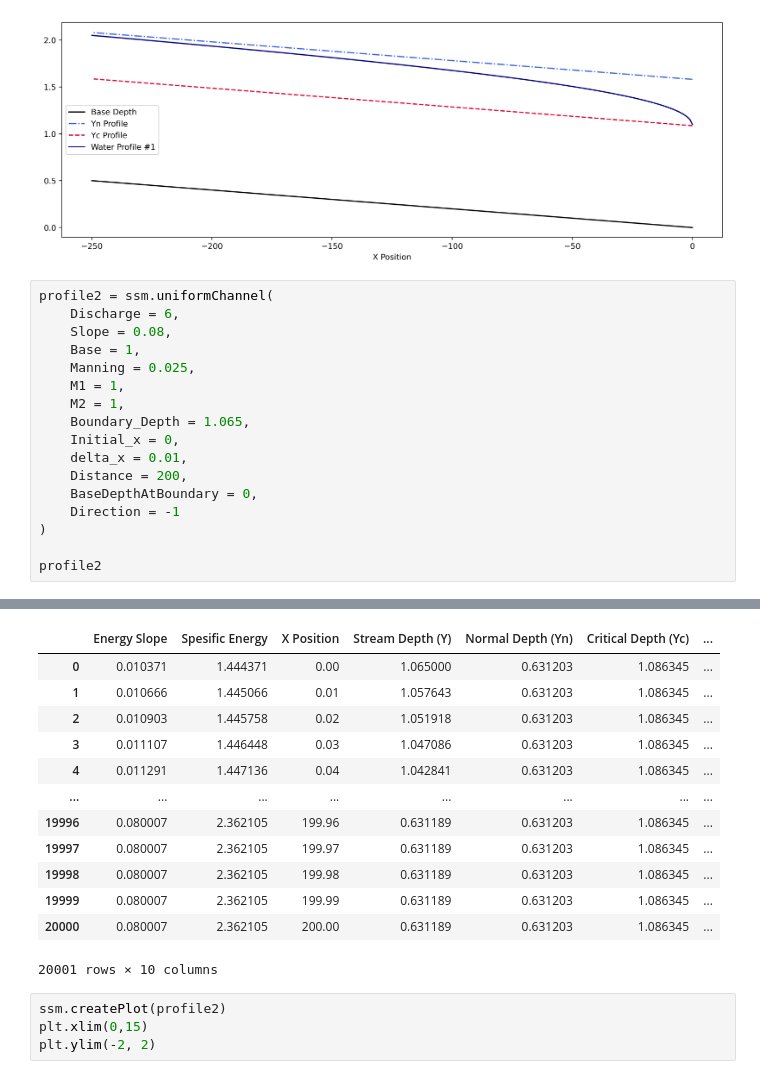
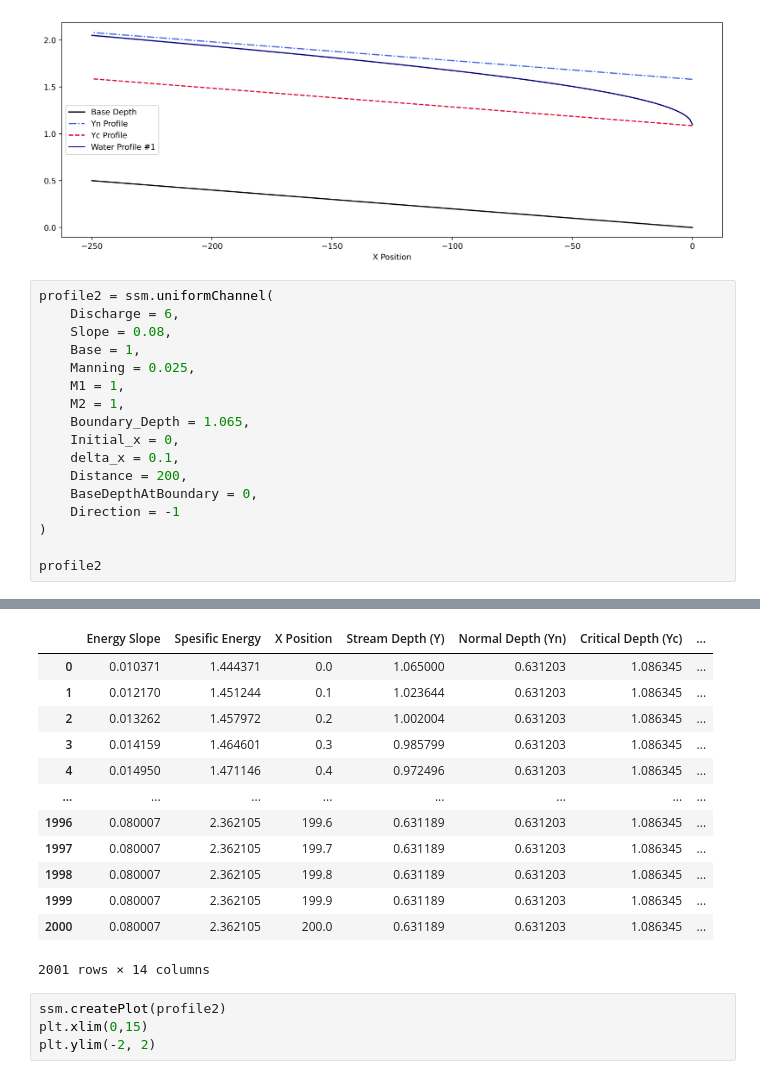
Before and after one commit to Rfys/StandardStepMethod, a Jupyter notebook: Python Script/OpenChannel-SSM.ipynb, the cells around one changed output, grey strips where cells are left out. Drawn from its saved outputs; the diff is of its cells as text.

```diff
--- a/Python Script/OpenChannel-SSM.ipynb
+++ b/Python Script/OpenChannel-SSM.ipynb
@@ -116,7 +120,7 @@ profile2 = ssm.uniformChannel(
     M2 = 1,
     Boundary_Depth = 1.065,
     Initial_x = 0,
-    delta_x = 0.01,
+    delta_x = 0.1,
     Distance = 200,
     BaseDepthAtBoundary = 0,
     Direction = -1
@@ -144,16 +148,16 @@ profile2
 |  | Energy Slope | Spesific Energy | X Position | Stream Depth (Y) | Normal Depth (Yn) | Critical Depth (Yc) | ... |
-| 0 | 0.010371 | 1.444371 | 0.00 | 1.065000 | 0.631203 | 1.086345 | ... |
-| 1 | 0.010666 | 1.445066 | 0.01 | 1.057643 | 0.631203 | 1.086345 | ... |
-| 2 | 0.010903 | 1.445758 | 0.02 | 1.051918 | 0.631203 | 1.086345 | ... |
-| 3 | 0.011107 | 1.446448 | 0.03 | 1.047086 | 0.631203 | 1.086345 | ... |
-| 4 | 0.011291 | 1.447136 | 0.04 | 1.042841 | 0.631203 | 1.086345 | ... |
+| 0 | 0.010371 | 1.444371 | 0.0 | 1.065000 | 0.631203 | 1.086345 | ... |
+| 1 | 0.012170 | 1.451244 | 0.1 | 1.023644 | 0.631203 | 1.086345 | ... |
+| 2 | 0.013262 | 1.457972 | 0.2 | 1.002004 | 0.631203 | 1.086345 | ... |
+| 3 | 0.014159 | 1.464601 | 0.3 | 0.985799 | 0.631203 | 1.086345 | ... |
+| 4 | 0.014950 | 1.471146 | 0.4 | 0.972496 | 0.631203 | 1.086345 | ... |
 | ... | ... | ... | ... | ... | ... | ... | ... |
-| 19996 | 0.080007 | 2.362105 | 199.96 | 0.631189 | 0.631203 | 1.086345 | ... |
-| 19997 | 0.080007 | 2.362105 | 199.97 | 0.631189 | 0.631203 | 1.086345 | ... |
-| 19998 | 0.080007 | 2.362105 | 199.98 | 0.631189 | 0.631203 | 1.086345 | ... |
-| 19999 | 0.080007 | 2.362105 | 199.99 | 0.631189 | 0.631203 | 1.086345 | ... |
-| 20000 | 0.080007 | 2.362105 | 200.00 | 0.631189 | 0.631203 | 1.086345 | ... |
+| 1996 | 0.080007 | 2.362105 | 199.6 | 0.631189 | 0.631203 | 1.086345 | ... |
+| 1997 | 0.080007 | 2.362105 | 199.7 | 0.631189 | 0.631203 | 1.086345 | ... |
+| 1998 | 0.080007 | 2.362105 | 199.8 | 0.631189 | 0.631203 | 1.086345 | ... |
+| 1999 | 0.080007 | 2.362105 | 199.9 | 0.631189 | 0.631203 | 1.086345 | ... |
+| 2000 | 0.080007 | 2.362105 | 200.0 | 0.631189 | 0.631203 | 1.086345 | ... |
-20001 rows × 10 columns
+2001 rows × 14 columns
 # %%
 ssm.createPlot(profile2)
 plt.xlim(0,15)
```
Also changed, not shown: parts of 4 cells of this notebook, 2 other files.
